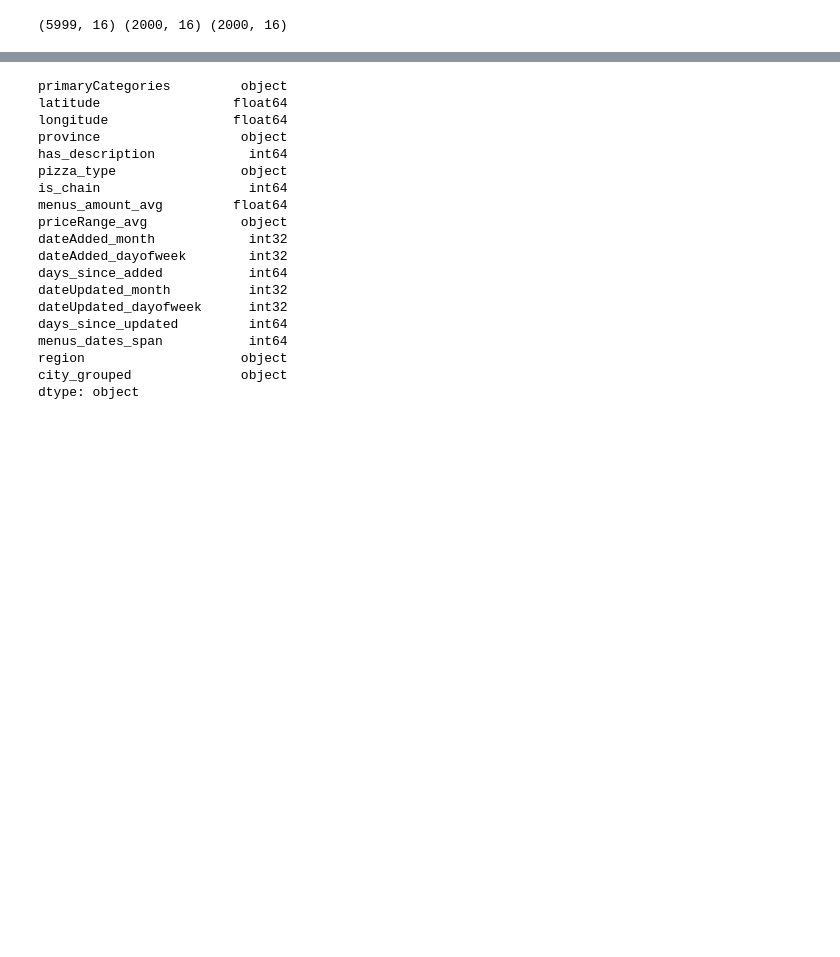
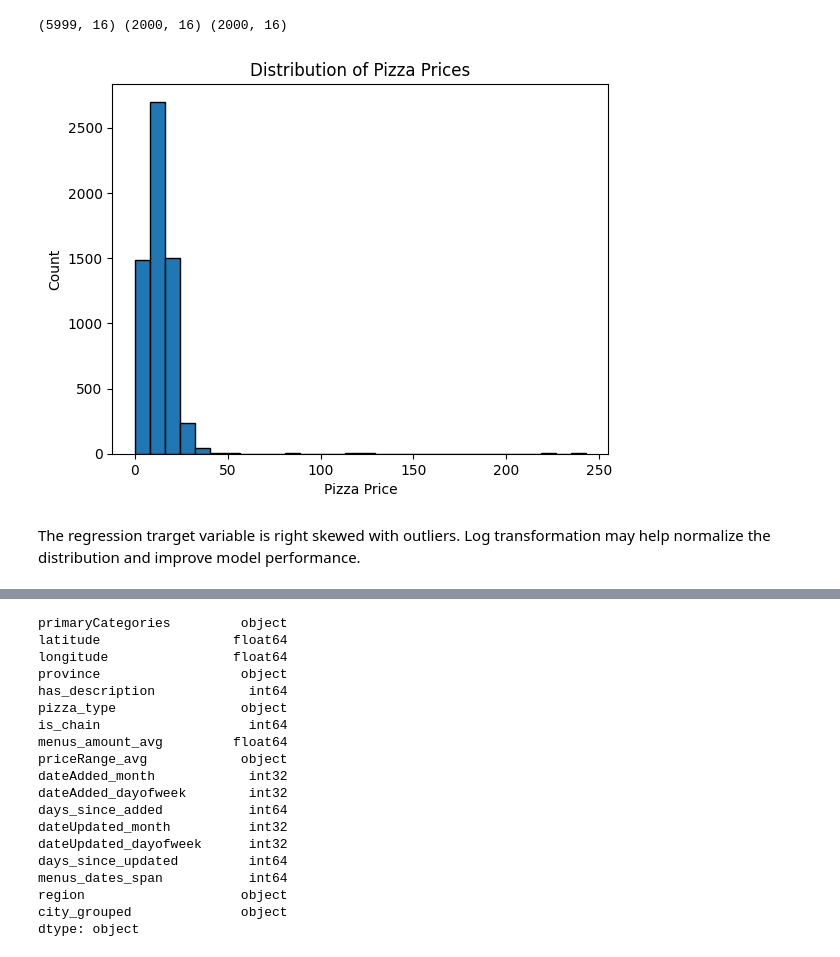
Before and after one commit to arjunvenkateshusd/ads505, a Jupyter notebook: ads505_FinalProj.ipynb, the cells around one changed output, grey strips where cells are left out. Saved outputs shown, nothing was run; the diff lists cells and outputs as text; code cells hidden in the pictures; blank space fills up the shorter version.

```diff
--- a/ads505_FinalProj.ipynb
+++ b/ads505_FinalProj.ipynb
@@ -993,3 +997,14 @@ print(train_X.shape, valid_X.shape, test_X.shape)
 train_y_reg = y_reg.loc[train_y_clf.index]
 valid_y_reg = y_reg.loc[valid_y_clf.index]
 test_y_reg = y_reg.loc[test_y_clf.index]
+# %%
+# Check if log transformation is needed for regression target
+plt.hist(train_y_reg, bins=30, edgecolor='k')
+plt.xlabel("Pizza Price")
+plt.ylabel("Count")
+plt.title("Distribution of Pizza Prices")
+plt.show()
+# %% [output]
+[figure, added]
+# %% [markdown]
+The regression trarget variable is right skewed with outliers. Log transformation may help normalize the distribution and improve model performance.
```
Also changed, not shown: parts of 27 cells of this notebook.
